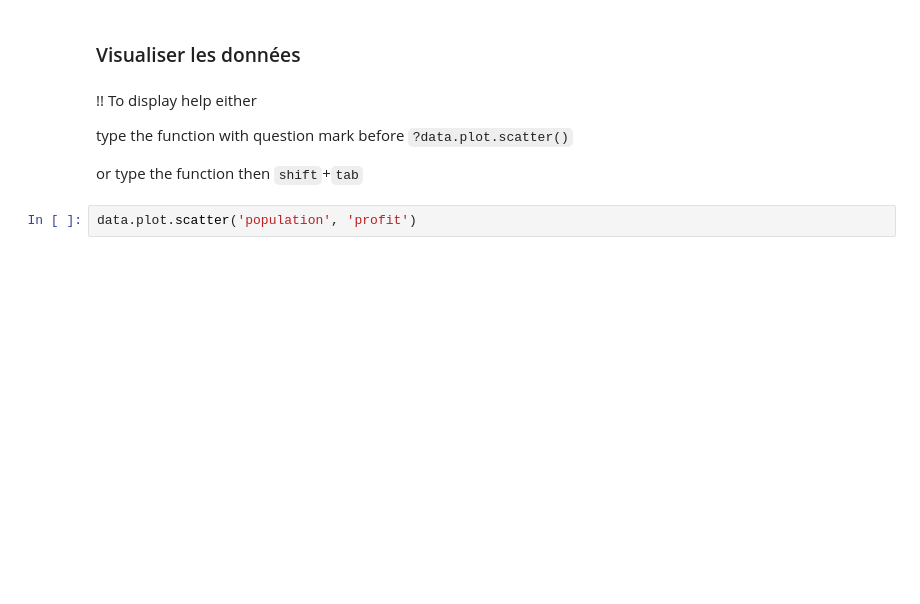
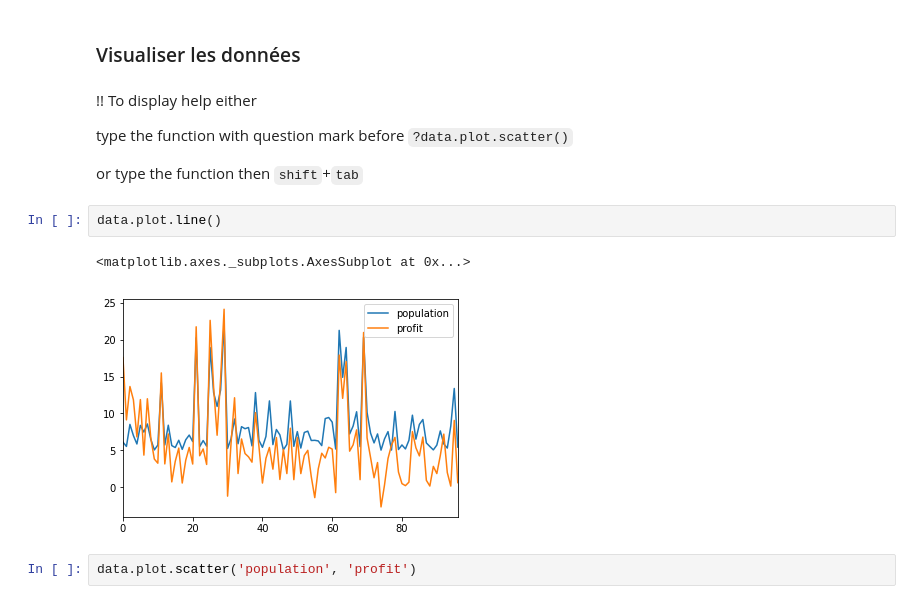
Before and after one commit to xavbart/ateliers-ml-2019-XB, a Jupyter notebook: Semaine-02/Semaine2-exercices.ipynb, the cells around one changed output. Saved outputs shown, nothing was run; the diff lists cells and outputs as text; blank space fills up the shorter version.

```diff
--- a/Semaine-02/Semaine2-exercices.ipynb
+++ b/Semaine-02/Semaine2-exercices.ipynb
@@ -47,6 +47,11 @@ df.head()
 type the function with question mark before `?data.plot.scatter()`
 
 or type the function then `shift`+`tab`
+# %%
+data.plot.line()
+# %% [output]
+<matplotlib.axes._subplots.AxesSubplot at 0x...>
+[figure, added]
 # %%
 data.plot.scatter('population', 'profit')
 # %% [output]
```
Also changed, not shown: parts of 6 cells of this notebook.
